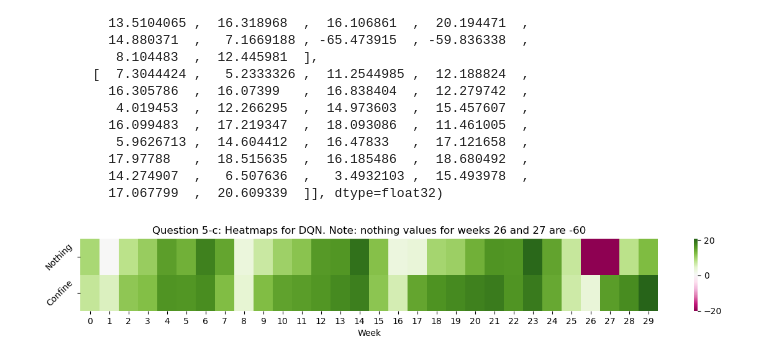
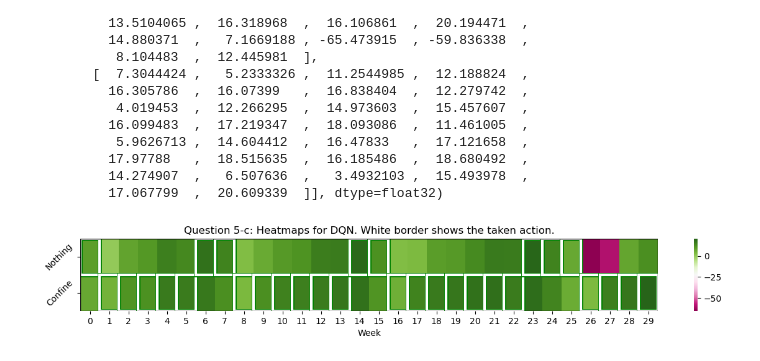
Before and after one commit to mohahf19/ANNRL-2023, a Jupyter notebook: notebooks/figures_3.ipynb, the cells around one changed output. Drawn from its saved outputs; the diff is of its cells as text; code cells hidden in the pictures.

Commit message:
updated heatmaps

```diff
--- a/notebooks/figures_3.ipynb
+++ b/notebooks/figures_3.ipynb
@@ -382,15 +382,23 @@ array([[  9.456002  ,   0.40612847,   8.177233  ,  10.693261  ,
          17.067799  ,  20.609339  ]], dtype=float32)
 # %%
 fig, ax = plt.subplots(1, 1, figsize=(15, 1.5))
+from matplotlib.patches import Rectangle
 
-sns.heatmap(q_values, ax=ax, yticklabels=["Nothing", "Confine"], cmap = "PiYG", vmin=-20)
+
+sns.heatmap(q_values, ax=ax, yticklabels=["Nothing", "Confine"], cmap = "PiYG")
 
 ax.set_xlabel("Week")
 
-ax.set_title("Question 5-c: Heatmaps for DQN. Note: nothing values for weeks 26 and 27 are -60")
+ax.set_title("Question 5-c: Heatmaps for DQN. White border shows the taken action.")
 
 ax.set_yticklabels(ax.get_yticklabels(), rotation=45)
 
+taken_action = q_values.argmax(axis=0)
+for i, action in enumerate(taken_action):
+    ax.add_patch(Rectangle((i, action), 1, 1, fill=False, edgecolor='green', lw=5))
+    ax.add_patch(Rectangle((i, action), 1, 1, fill=False, edgecolor='white', lw=3))
+ax.add_patch(Rectangle((0, 0), len(taken_action), 2, fill=False, edgecolor='black', lw=1))
+
 fig.savefig(visualization_folder / "5-c_heatmap_dqn.png")
 # %% [output]
-[figure, old version]
+[figure, new version]
```
Also changed, not shown: parts of 1 cell of this notebook, 3 other files.
